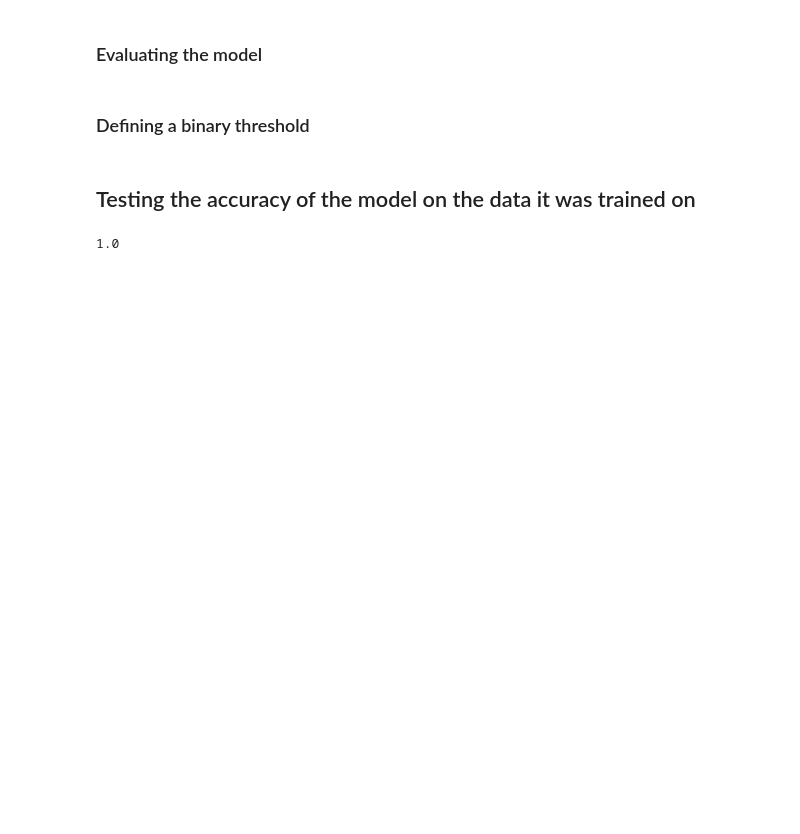
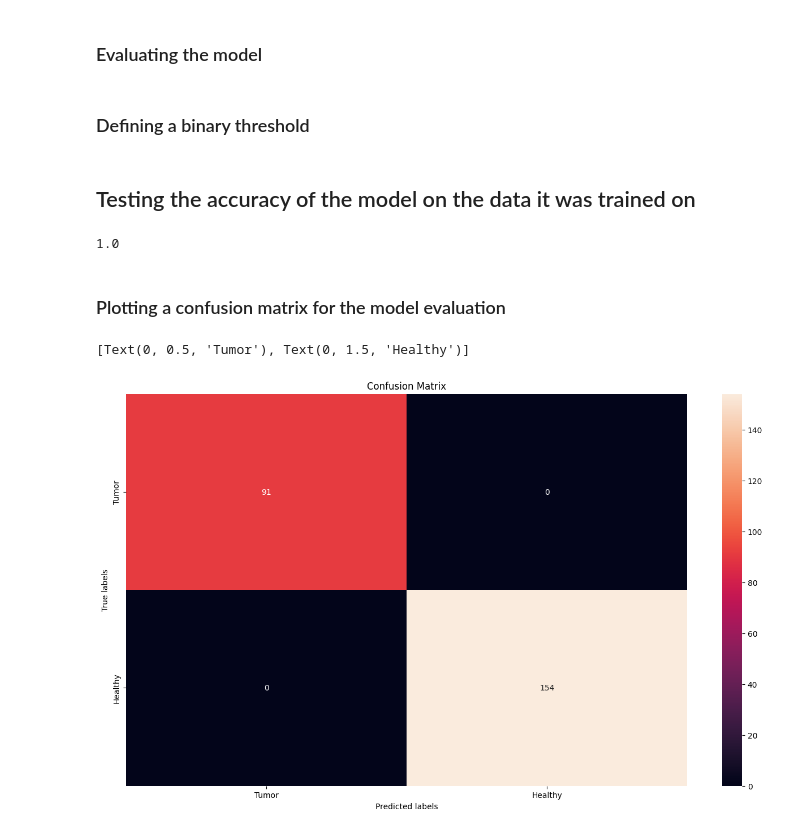
Before and after one commit to dinamj/brain-tumor-detector, a Jupyter notebook: notebook.ipynb, the cells around one changed output. Drawn from its saved outputs; the diff is of its cells as text; code cells hidden in the pictures; blank space fills up the shorter version.

Commit message:
visualizing the model predictions

```diff
--- a/notebook.ipynb
+++ b/notebook.ipynb
@@ -207,7 +207,7 @@ model = CNN().to(device)
 eta = 0.0001
 
 # set the epochs / amount of passes through the entire dataset
-EPOCH = 400
+EPOCH = 700
 
 # choose the popular Adam algorithm as the optimization technique
 optimizer = torch.optim.Adam(model.parameters(), lr=eta)
@@ -342,3 +342,27 @@ def binary_threshold(scores, threshold=0.50, minimum=0, maximum=1.0):
 accuracy_score(y_true, binary_threshold(outputs))
 # %% [output]
 1.0
+# %% [markdown]
+### Plotting a confusion matrix for the model evaluation
+# %%
+# create the confusion matrix
+cm = confusion_matrix(y_true, binary_threshold(outputs))
+
+# define the size of the matplotlib plot
+plt.figure(figsize=(16,9))
+
+# create a heatmap
+ax = plt.subplot()
+sns.heatmap(cm, annot=True, fmt='g', ax=ax)
+
+# customize the labels and title
+ax.set_xlabel('Predicted labels')
+ax.set_ylabel('True labels')
+ax.set_title('Confusion Matrix')
+
+# set tick labels for readability
+ax.xaxis.set_ticklabels(['Tumor','Healthy'])
+ax.yaxis.set_ticklabels(['Tumor','Healthy'])
+# %% [output]
+[Text(0, 0.5, 'Tumor'), Text(0, 1.5, 'Healthy')]
+[figure, added]
```
Also changed, not shown: parts of 4 cells of this notebook.
